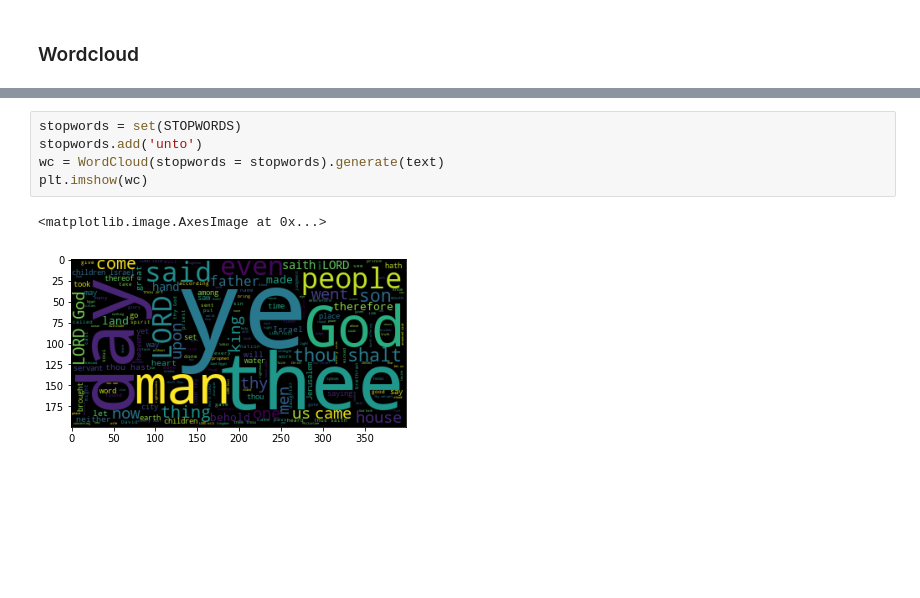
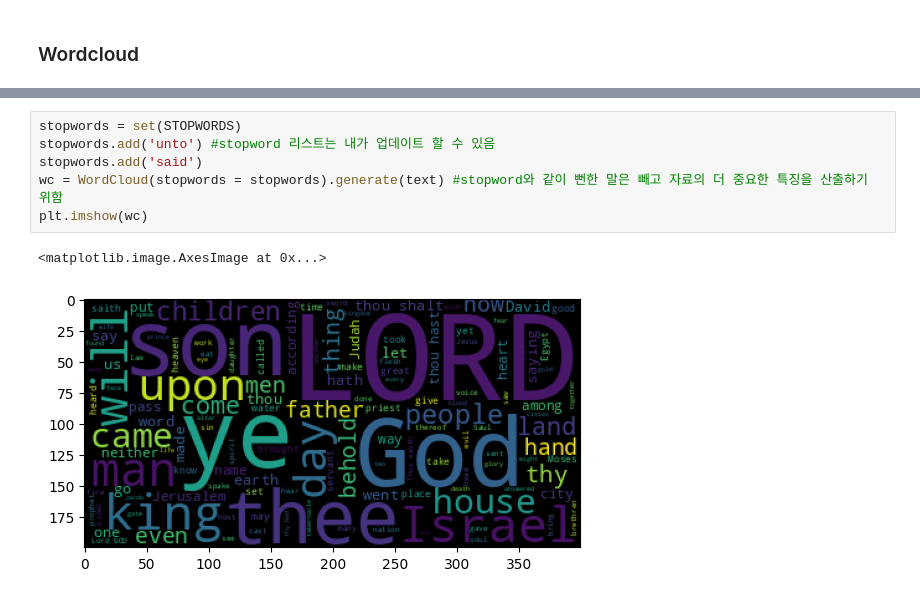
Before and after one commit to k2mjh/Class2024, a Jupyter notebook: nlp_ipynb의_사본.ipynb, the cells around one changed output, grey strips where cells are left out. Drawn from its saved outputs; the diff is of its cells as text; blank space fills up the shorter version.

```diff
--- a/nlp_ipynb의_사본.ipynb
+++ b/nlp_ipynb의_사본.ipynb
@@ -312,8 +343,9 @@ plt.imshow(wc)
 # %%
 stopwords = set(STOPWORDS)
-stopwords.add('unto')
-wc = WordCloud(stopwords = stopwords).generate(text)
+stopwords.add('unto') #stopword 리스트는 내가 업데이트 할 수 있음
+stopwords.add('said')
+wc = WordCloud(stopwords = stopwords).generate(text) #stopword와 같이 뻔한 말은 빼고 자료의 더 중요한 특징을 산출하기 위함
 plt.imshow(wc)
 # %% [output]
 <matplotlib.image.AxesImage at 0x...>
-[figure, old version]
+[figure, new version]
```
Also changed, not shown: parts of 46 cells of this notebook.
